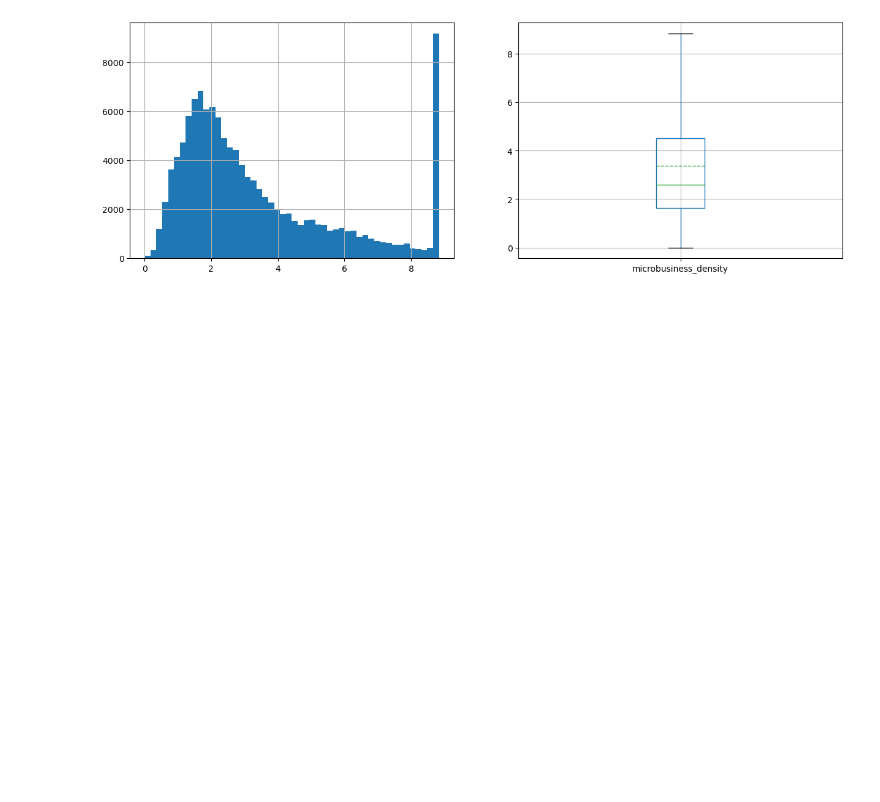
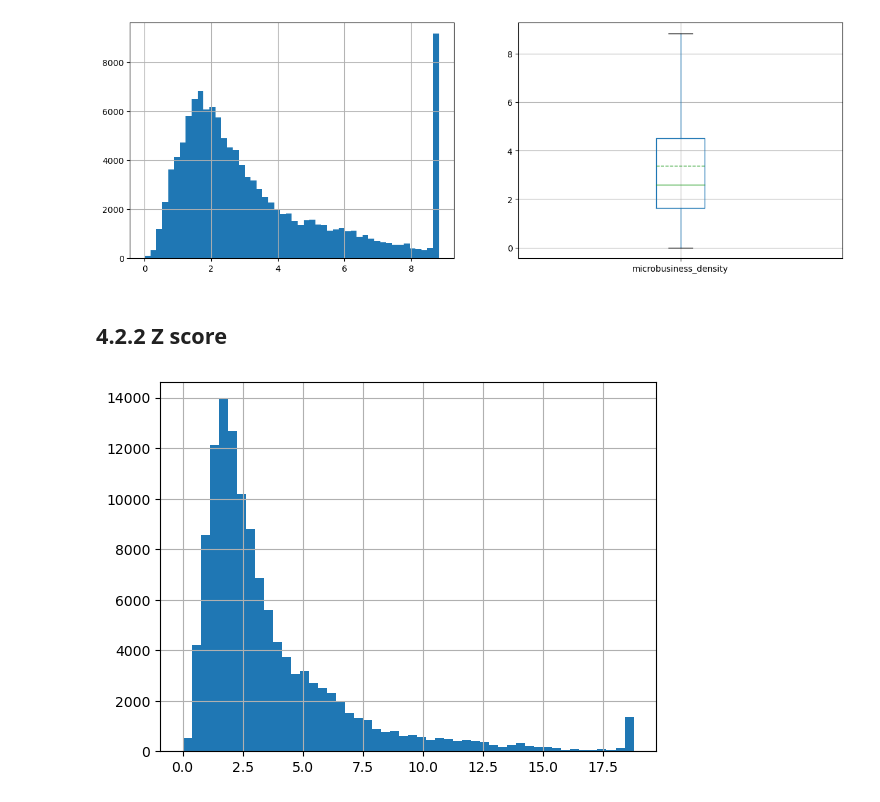
Before and after one commit to ngocminhvo102/EDA_Test, a Jupyter notebook: EDA_Kaggle_2023_GoDaddy.ipynb, the cells around one changed output. Cells and saved outputs as stored; diff of their text form; code cells hidden in the pictures; blank space fills up the shorter version.

Commit message:
Create Box Plot, Histogram, Z score

```diff
--- a/EDA_Kaggle_2023_GoDaddy.ipynb
+++ b/EDA_Kaggle_2023_GoDaddy.ipynb
@@ -271,2 +268,25 @@ clipped_microbusiness_density.to_frame().boxplot(ax=axes[1],
 # %% [output]
 [figure]
+# %% [markdown]
+## 4.2.2 Z score
+# %%
+class ZscoreOutlierClipper(BaseEstimator, TransformerMixin):
+    def __init__(self, z_threshold: float = 3):
+        self.z_threshold = z_threshold
+        self.lower = None
+        self.upper = None
+
+    def fit(self, X: pd.Series):
+        mean = X.mean()
+        std = X.std()
+        self.lower = mean - self.z_threshold * std
+        self.upper = mean + self.z_threshold * std
+        return self
+
+    def transform(self, X):
+        return X.clip(self.lower, self.upper)
+# %%
+clipped_microbusiness_density2 = ZscoreOutlierClipper().fit_transform(train_df["microbusiness_density"])
+clipped_microbusiness_density2.hist(bins=50);
+# %% [output]
+[figure, added]
```
Also changed, not shown: parts of 2 cells of this notebook.
